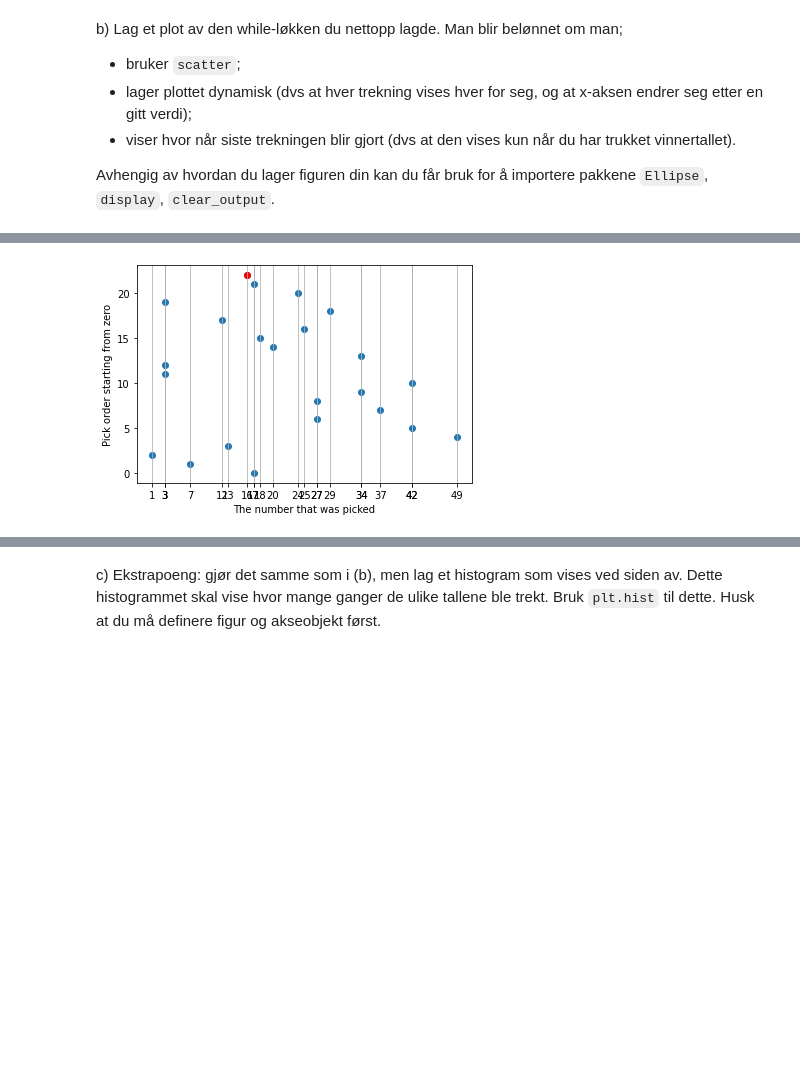
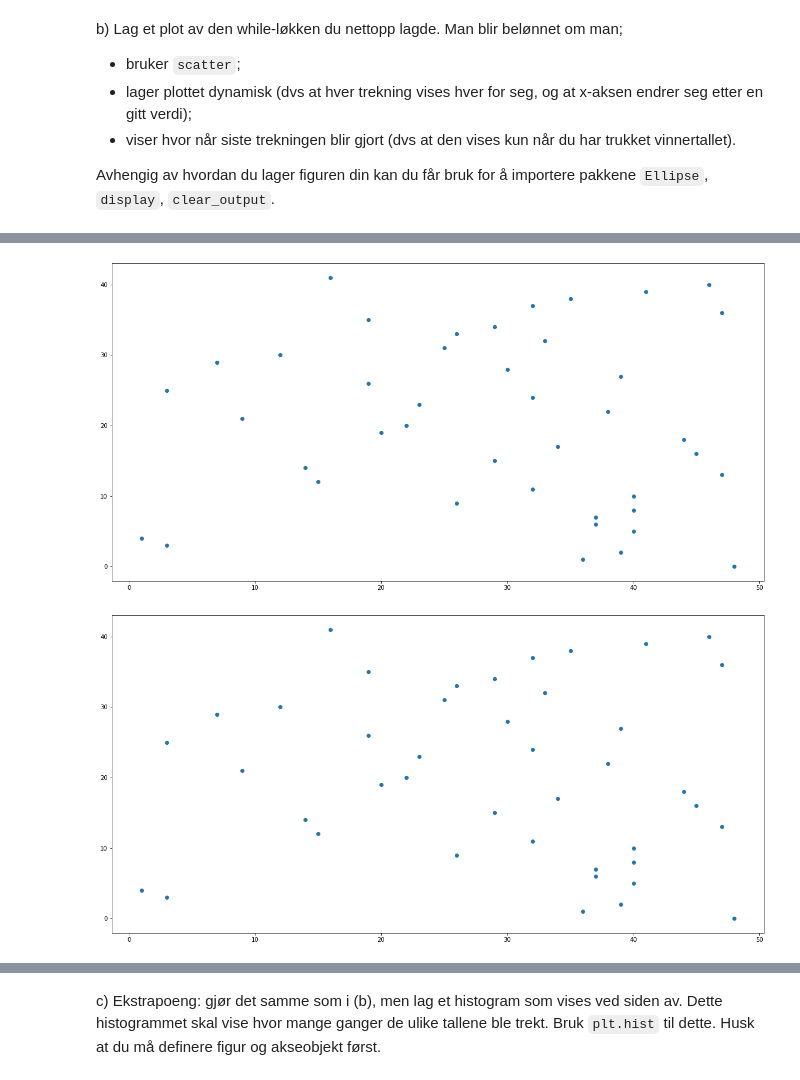
Before and after one commit to Danieljoha/Sok1003-mappeoppgave2, a Jupyter notebook: Mappe 2_oppgaver.ipynb, the cells around one changed output, grey strips where cells are left out. Saved outputs shown, nothing was run; the diff lists cells and outputs as text; code cells hidden in the pictures; blank space fills up the shorter version.

```diff
--- a/Mappe 2_oppgaver.ipynb
+++ b/Mappe 2_oppgaver.ipynb
@@ -116,6 +116,7 @@ b) Lag et plot av den while-løkken du nettopp lagde. Man blir belønnet om man;
 
 Avhengig av hvordan du lager figuren din kan du får bruk for å importere pakkene `Ellipse`, `display`, `clear_output`.
 # %%
+fig, ax = plt.subplots(figsize=(20, 10))
 def lottob(guess, maxnumber):
     if 0 <= guess <= maxnumber:
         loop = True
@@ -126,18 +127,29 @@ def lottob(guess, maxnumber):
                 picklist.append(pick)
                 loop = False
                 ylist = [i for i in range(len(picklist))]
-                scatterplot = plt.scatter(picklist, ylist)
-                plt.scatter(pick, ylist[-1], color='red') #går på slutten av Ylisten for å hente siste verdi for rød dott
-                plt.xlabel('The number that was picked')  #labels
-                plt.ylabel('Pick order starting from zero')
+                #scatterplot = plt.scatter(picklist, ylist)
+                #plt.scatter( ylist[-1], pick, color='red') #går på slutten av Ylisten for å hente siste verdi for rød dott
+                #plt.ylabel('The number that was picked')  #labels
+                #plt.xlabel('Pick order starting from zero')
                 print(f"It took {len(picklist)} tries")  #fprint med lengden på listen for mengde forsøk
-                if len(picklist) <= 50:    #setter inn grid for antall forsøk som er under 50 for bedre visualisering
-                    plt.xticks(picklist)
-                    plt.grid(axis='x')
-                plt.show() #viser grid
+                #if len(picklist) <= 50:    #setter inn grid for antall forsøk som er under 50 for bedre visualisering
+                    #plt.xticks(picklist)
+                    #plt.grid(axis='x')
+                #plt.show() #viser grid
+                ax.scatter(picklist, ylist)
+                display(fig)
+
 
             else:
                 picklist.append(pick)
+                ylist1 = [i for i in range(len(picklist))]
+                ax.scatter(ylist1, picklist)
+                display(fig)
+                ax.cla()
+                clear_output(wait = True)
+
+
+
     else:
         print(f'Please guess up to {maxnumber}')
 
@@ -148,4 +160,8 @@ lottob(16, 50)
 
 #legg til clearoutput eclipse osv. få den til å displaye feil tall med markert feil. og til slutt rette tallet.
 #ha med nummer på trekning på x akse
+
+
+
+#WIP
 # %% [output]
@@ -153 +169,2 @@ It took 23 tries
-[figure, old version]
+[figure, new version]
+[figure, added]
```
Also changed, not shown: parts of 5 cells of this notebook.
